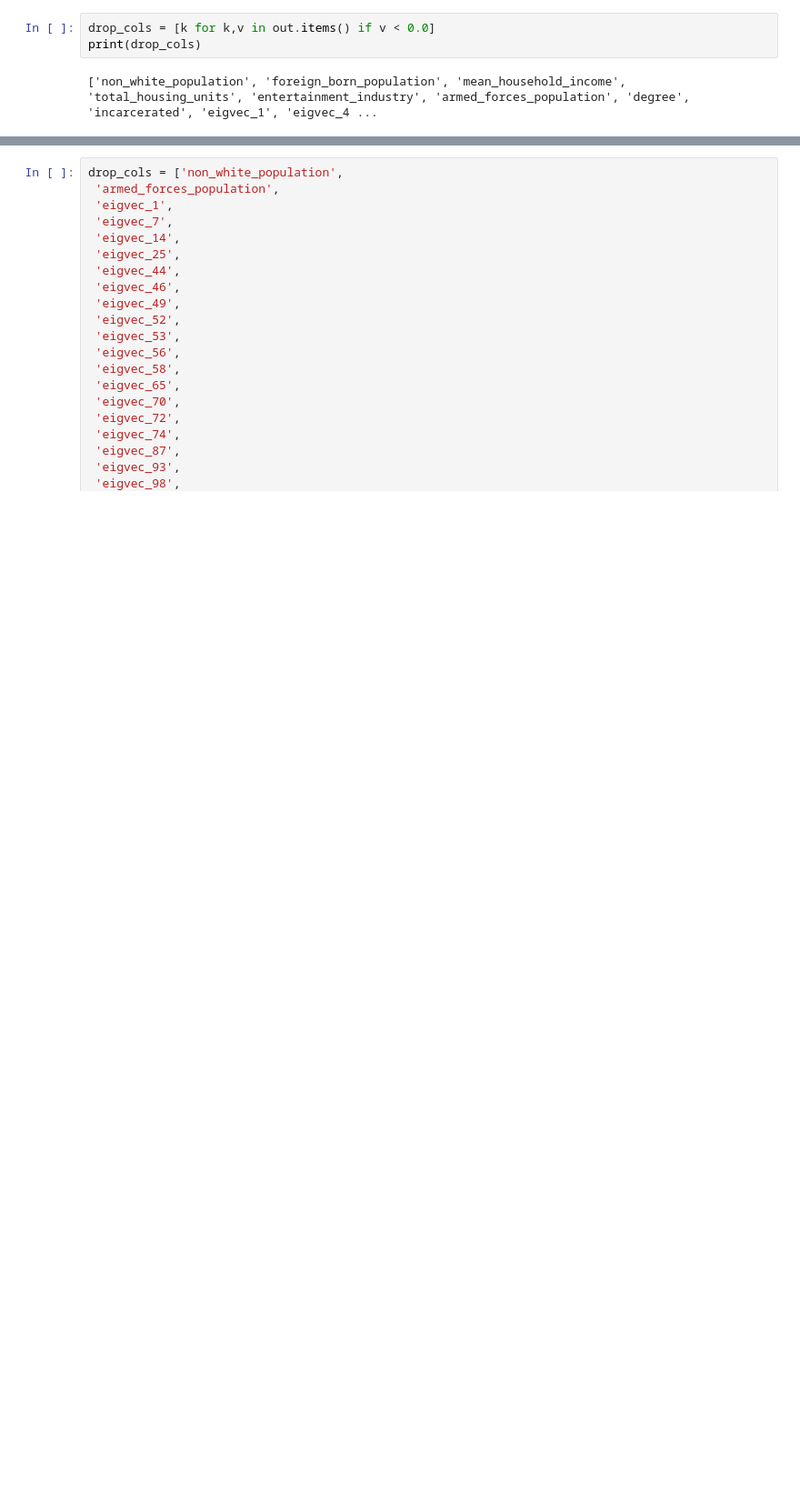
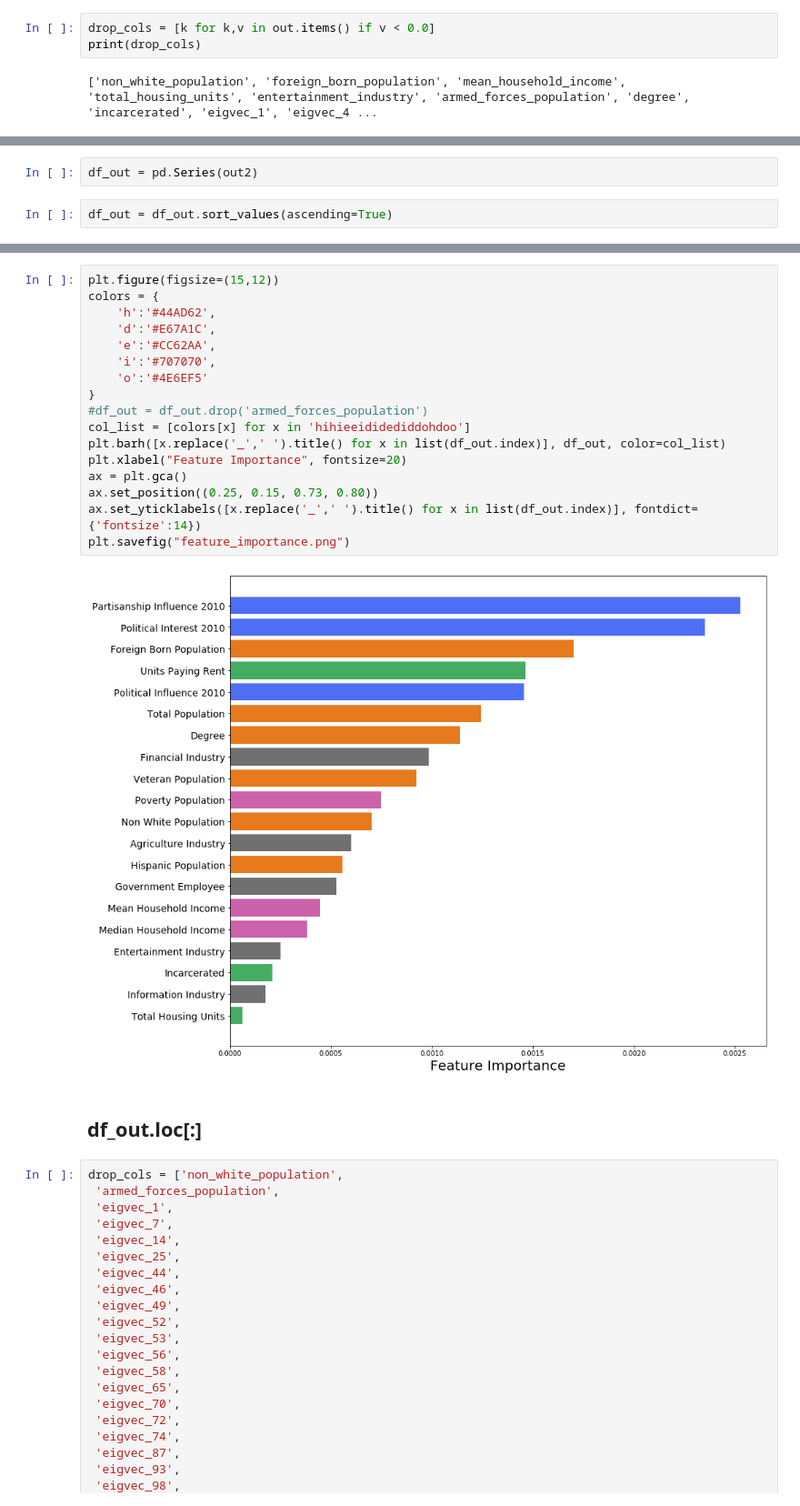
Before and after one commit to ericjm24/fuzzy-fortnight-project, a Jupyter notebook: categorical_ML.ipynb, the cells around one changed output, grey strips where cells are left out. Shown at 91% size. Saved outputs shown, nothing was run; the diff lists cells and outputs as text; blank space fills up the shorter version.

```diff
--- a/categorical_ML.ipynb
+++ b/categorical_ML.ipynb
@@ -153,0 +388,4 @@ plt.barh(list(out.keys()), list(out.values()))
+# %%
+df_out = pd.Series(out2)
+# %%
+df_out = df_out.sort_values(ascending=True)
@@ -154,3 +396,24 @@ plt.barh(list(out.keys()), list(out.values()))
+# %%
+plt.figure(figsize=(15,12))
+colors = {
+    'h':'#44AD62',
+    'd':'#E67A1C',
+    'e':'#CC62AA',
+    'i':'#707070',
+    'o':'#4E6EF5'
+}
+#df_out = df_out.drop('armed_forces_population')
+col_list = [colors[x] for x in 'hihieeididediddohdoo']
+plt.barh([x.replace('_',' ').title() for x in list(df_out.index)], df_out, color=col_list)
+plt.xlabel("Feature Importance", fontsize=20)
+ax = plt.gca()
+ax.set_position((0.25, 0.15, 0.73, 0.80))
+ax.set_yticklabels([x.replace('_',' ').title() for x in list(df_out.index)], fontdict={'fontsize':14})
+plt.savefig("feature_importance.png")
+# %% [output]
+[figure, added]
+# %% [markdown]
+## df_out.loc[:]
 # %%
 drop_cols = ['non_white_population',
  'armed_forces_population',
```
Also changed, not shown: parts of 69 cells of this notebook, 4 other files.
